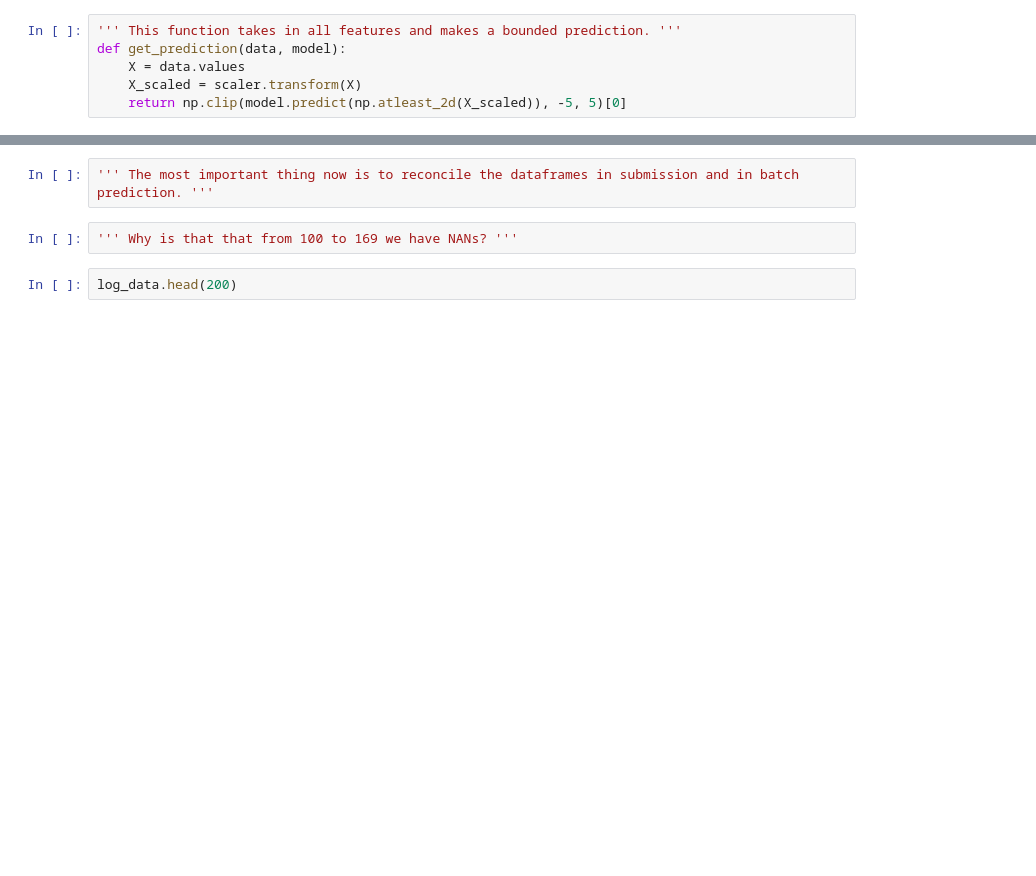
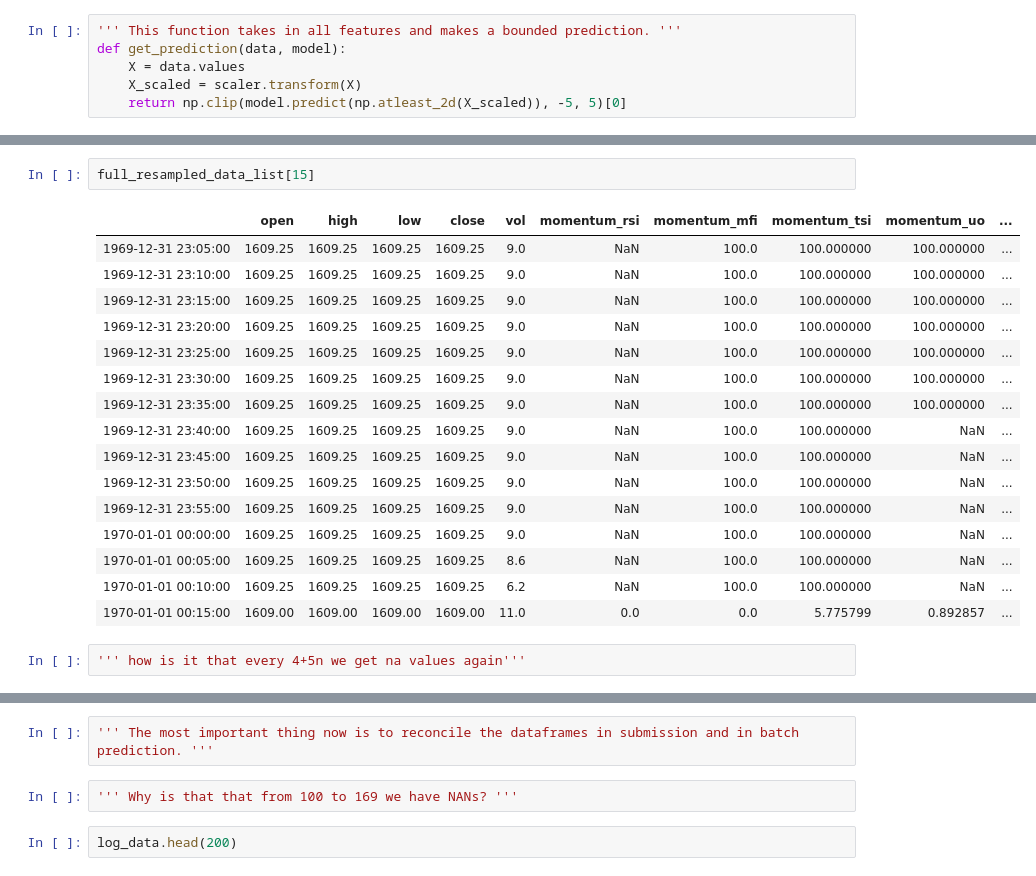
Before and after one commit to glowsplint/xtx, a Jupyter notebook: EDA.ipynb, the cells around one changed output, grey strips where cells are left out. Cells and saved outputs as stored; diff of their text form; blank space fills up the shorter version.

```diff
--- a/EDA.ipynb
+++ b/EDA.ipynb
@@ -467,0 +505,21 @@ test_predictions, test_score, log_data, true_values = true_rlcvscore(test_df, lg
+# %%
+full_resampled_data_list[15]
+# %% [output]
+|  | open | high | low | close | vol | momentum_rsi | momentum_mfi | momentum_tsi | momentum_uo | ... |
+| 1969-12-31 23:05:00 | 1609.25 | 1609.25 | 1609.25 | 1609.25 | 9.0 | NaN | 100.0 | 100.000000 | 100.000000 | ... |
+| 1969-12-31 23:10:00 | 1609.25 | 1609.25 | 1609.25 | 1609.25 | 9.0 | NaN | 100.0 | 100.000000 | 100.000000 | ... |
+| 1969-12-31 23:15:00 | 1609.25 | 1609.25 | 1609.25 | 1609.25 | 9.0 | NaN | 100.0 | 100.000000 | 100.000000 | ... |
+| 1969-12-31 23:20:00 | 1609.25 | 1609.25 | 1609.25 | 1609.25 | 9.0 | NaN | 100.0 | 100.000000 | 100.000000 | ... |
+| 1969-12-31 23:25:00 | 1609.25 | 1609.25 | 1609.25 | 1609.25 | 9.0 | NaN | 100.0 | 100.000000 | 100.000000 | ... |
+| 1969-12-31 23:30:00 | 1609.25 | 1609.25 | 1609.25 | 1609.25 | 9.0 | NaN | 100.0 | 100.000000 | 100.000000 | ... |
+| 1969-12-31 23:35:00 | 1609.25 | 1609.25 | 1609.25 | 1609.25 | 9.0 | NaN | 100.0 | 100.000000 | 100.000000 | ... |
+| 1969-12-31 23:40:00 | 1609.25 | 1609.25 | 1609.25 | 1609.25 | 9.0 | NaN | 100.0 | 100.000000 | NaN | ... |
+| 1969-12-31 23:45:00 | 1609.25 | 1609.25 | 1609.25 | 1609.25 | 9.0 | NaN | 100.0 | 100.000000 | NaN | ... |
+| 1969-12-31 23:50:00 | 1609.25 | 1609.25 | 1609.25 | 1609.25 | 9.0 | NaN | 100.0 | 100.000000 | NaN | ... |
+| 1969-12-31 23:55:00 | 1609.25 | 1609.25 | 1609.25 | 1609.25 | 9.0 | NaN | 100.0 | 100.000000 | NaN | ... |
+| 1970-01-01 00:00:00 | 1609.25 | 1609.25 | 1609.25 | 1609.25 | 9.0 | NaN | 100.0 | 100.000000 | NaN | ... |
+| 1970-01-01 00:05:00 | 1609.25 | 1609.25 | 1609.25 | 1609.25 | 8.6 | NaN | 100.0 | 100.000000 | NaN | ... |
+| 1970-01-01 00:10:00 | 1609.25 | 1609.25 | 1609.25 | 1609.25 | 6.2 | NaN | 100.0 | 100.000000 | NaN | ... |
+| 1970-01-01 00:15:00 | 1609.00 | 1609.00 | 1609.00 | 1609.00 | 11.0 | 0.0 | 0.0 | 5.775799 | 0.892857 | ... |
+# %%
+''' how is it that every 4+5n we get na values again'''
```
Also changed, not shown: parts of 32 cells of this notebook.
